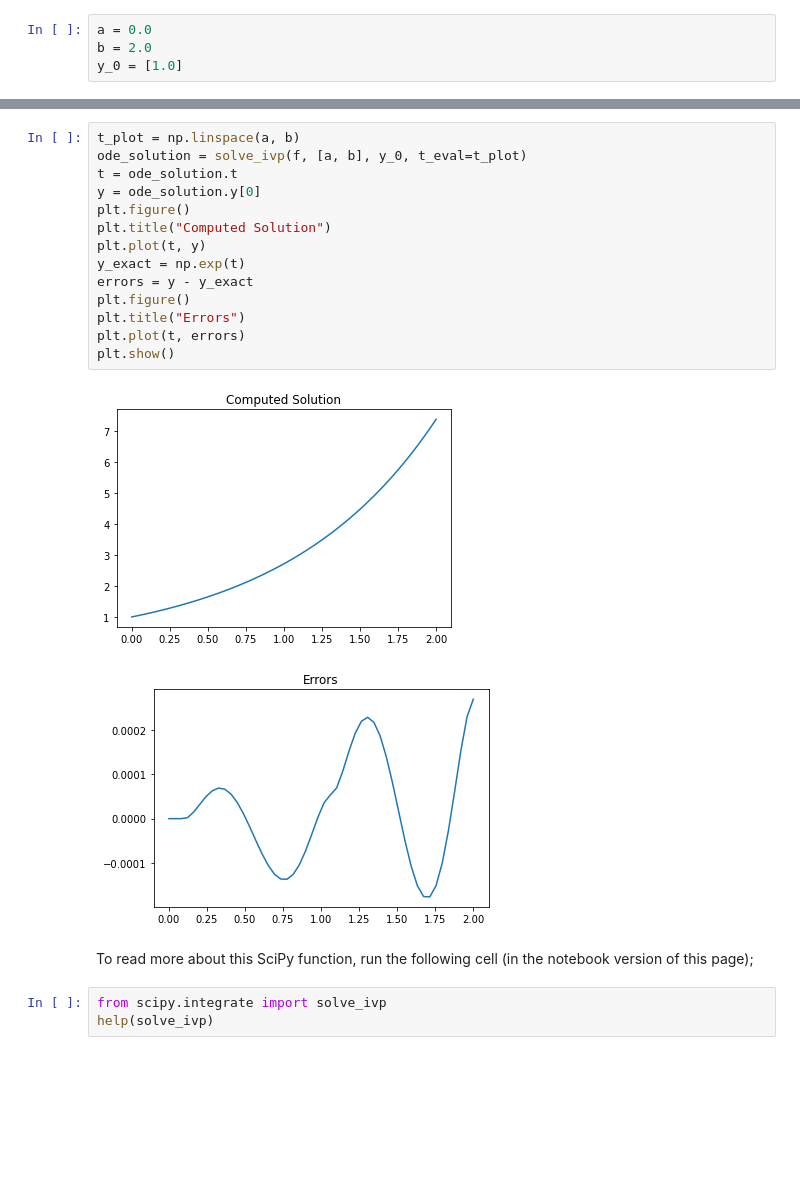
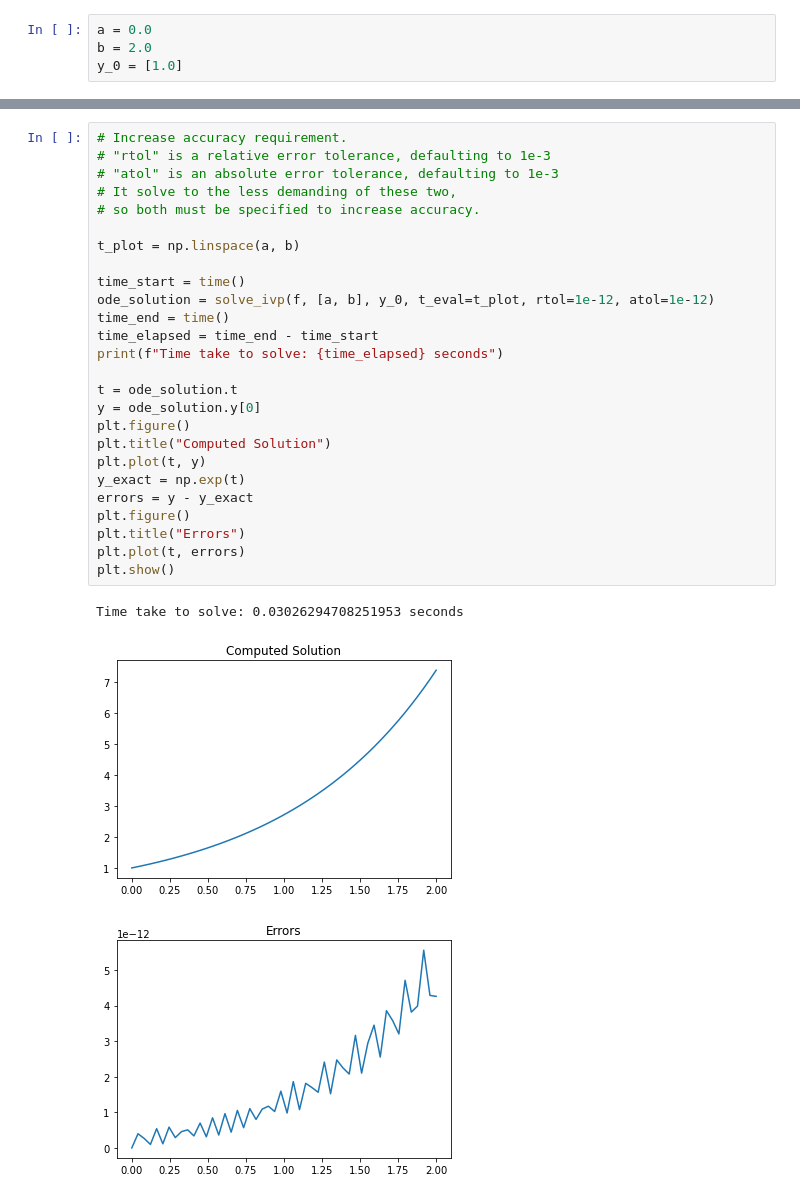
Before and after one commit to lemesurierb/elementary-numerical-analysis-python, a Jupyter notebook: _sources/notebooks/ODE-IVP-5-error-control-python.ipynb, the cells around one changed output, grey strips where cells are left out. Drawn from its saved outputs; the diff is of its cells as text; blank space fills up the shorter version.

```diff
--- a/_sources/notebooks/ODE-IVP-5-error-control-python.ipynb
+++ b/_sources/notebooks/ODE-IVP-5-error-control-python.ipynb
@@ -367,22 +422,30 @@ y_0 = [1.0]
 # %%
+# Increase accuracy requirement.
+# "rtol" is a relative error tolerance, defaulting to 1e-3
+# "atol" is an absolute error tolerance, defaulting to 1e-3
+# It solve to the less demanding of these two,
+# so both must be specified to increase accuracy.
+
 t_plot = np.linspace(a, b)
-ode_solution = solve_ivp(f, [a, b], y_0, t_eval=t_plot)
+
+time_start = time()
+ode_solution = solve_ivp(f, [a, b], y_0, t_eval=t_plot, rtol=1e-12, atol=1e-12)
+time_end = time()
+time_elapsed = time_end - time_start
+print(f"Time take to solve: {time_elapsed} seconds")
+
 t = ode_solution.t
 y = ode_solution.y[0]
 plt.figure()
 plt.title("Computed Solution")
 plt.plot(t, y)
 y_exact = np.exp(t)
 errors = y - y_exact
 plt.figure()
 plt.title("Errors")
 plt.plot(t, errors)
 plt.show()
 # %% [output]
+Time take to solve: 0.03026294708251953 seconds
 [figure]
-[figure, old version]
+[figure, new version]
-# %% [markdown]
-To read more about this SciPy function, run the following cell (in the notebook version of this page);
-# %%
-from scipy.integrate import solve_ivp
-help(solve_ivp)
```
Also changed, not shown: parts of 7 cells of this notebook, 8 other files.
